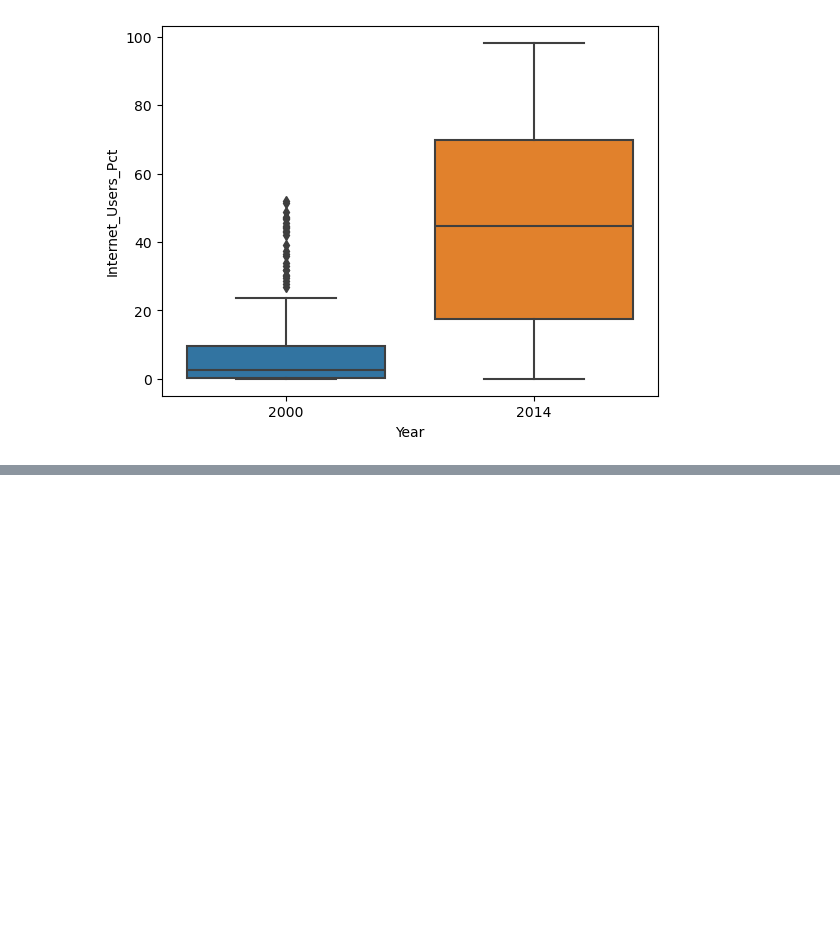
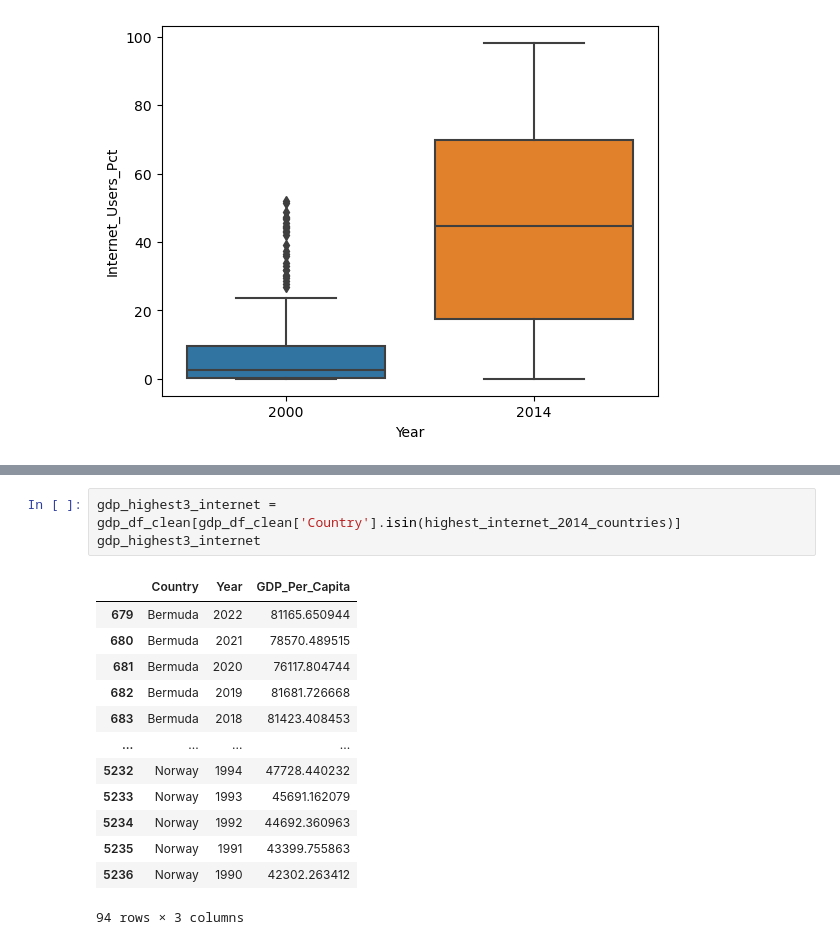
Before and after one commit to NSS-Data-Analytics-Cohort-11/undata-derekbeistad, a Jupyter notebook: notebook/undata_derek_beistad_da11.ipynb, the cells around one changed output, grey strips where cells are left out. Drawn from its saved outputs; the diff is of its cells as text; blank space fills up the shorter version.

```diff
--- a/notebook/undata_derek_beistad_da11.ipynb
+++ b/notebook/undata_derek_beistad_da11.ipynb
@@ -353,0 +374,17 @@ sns.boxplot(data=df_2000_2014, x='Year', y='Internet_Users_Pct')
+# %%
+gdp_highest3_internet = gdp_df_clean[gdp_df_clean['Country'].isin(highest_internet_2014_countries)]
+gdp_highest3_internet
+# %% [output]
+|  | Country | Year | GDP_Per_Capita |
+| 679 | Bermuda | 2022 | 81165.650944 |
+| 680 | Bermuda | 2021 | 78570.489515 |
+| 681 | Bermuda | 2020 | 76117.804744 |
+| 682 | Bermuda | 2019 | 81681.726668 |
+| 683 | Bermuda | 2018 | 81423.408453 |
+| ... | ... | ... | ... |
+| 5232 | Norway | 1994 | 47728.440232 |
+| 5233 | Norway | 1993 | 45691.162079 |
+| 5234 | Norway | 1992 | 44692.360963 |
+| 5235 | Norway | 1991 | 43399.755863 |
+| 5236 | Norway | 1990 | 42302.263412 |
+94 rows × 3 columns
```
Also changed, not shown: parts of 13 cells of this notebook.
